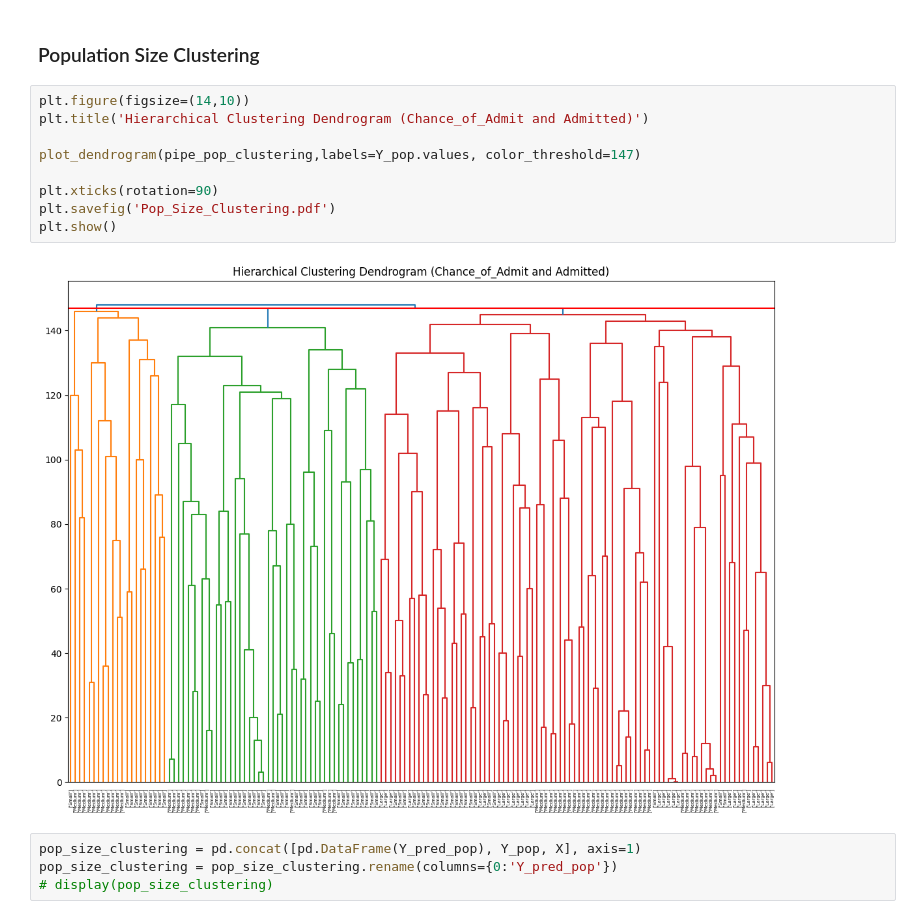
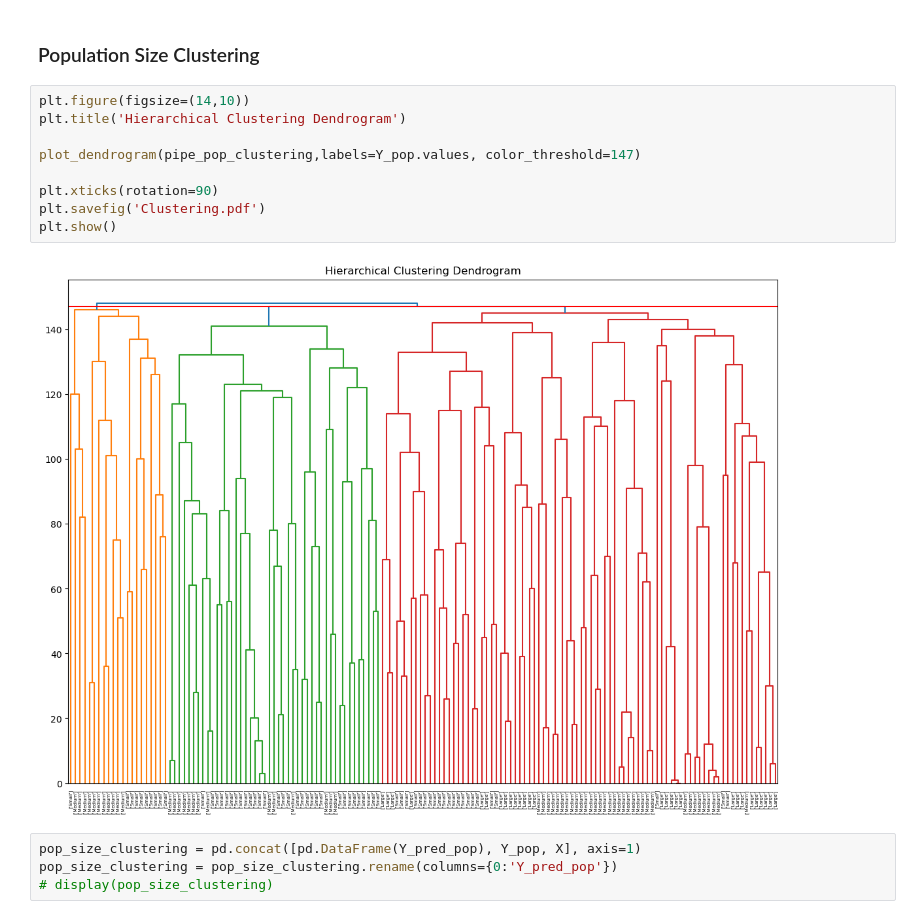
Before and after one commit to emanmozaffar/si618-final-project, a Jupyter notebook: final_submission.ipynb, the cells around one changed output. Saved outputs shown, nothing was run; the diff lists cells and outputs as text.

```diff
--- a/final_submission.ipynb
+++ b/final_submission.ipynb
@@ -1001,15 +1230,15 @@ def plot_dendrogram(model, **kwargs):
 ### Population Size Clustering
 # %%
 plt.figure(figsize=(14,10))
-plt.title('Hierarchical Clustering Dendrogram (Chance_of_Admit and Admitted)')
+plt.title('Hierarchical Clustering Dendrogram')
 
 plot_dendrogram(pipe_pop_clustering,labels=Y_pop.values, color_threshold=147)
 
 plt.xticks(rotation=90)
-plt.savefig('Pop_Size_Clustering.pdf')
+plt.savefig('Clustering.pdf')
 plt.show()
 # %% [output]
-[figure, old version]
+[figure, new version]
 # %%
 pop_size_clustering = pd.concat([pd.DataFrame(Y_pred_pop), Y_pop, X], axis=1)
 pop_size_clustering = pop_size_clustering.rename(columns={0:'Y_pred_pop'})
```
Also changed, not shown: parts of 33 cells of this notebook.
